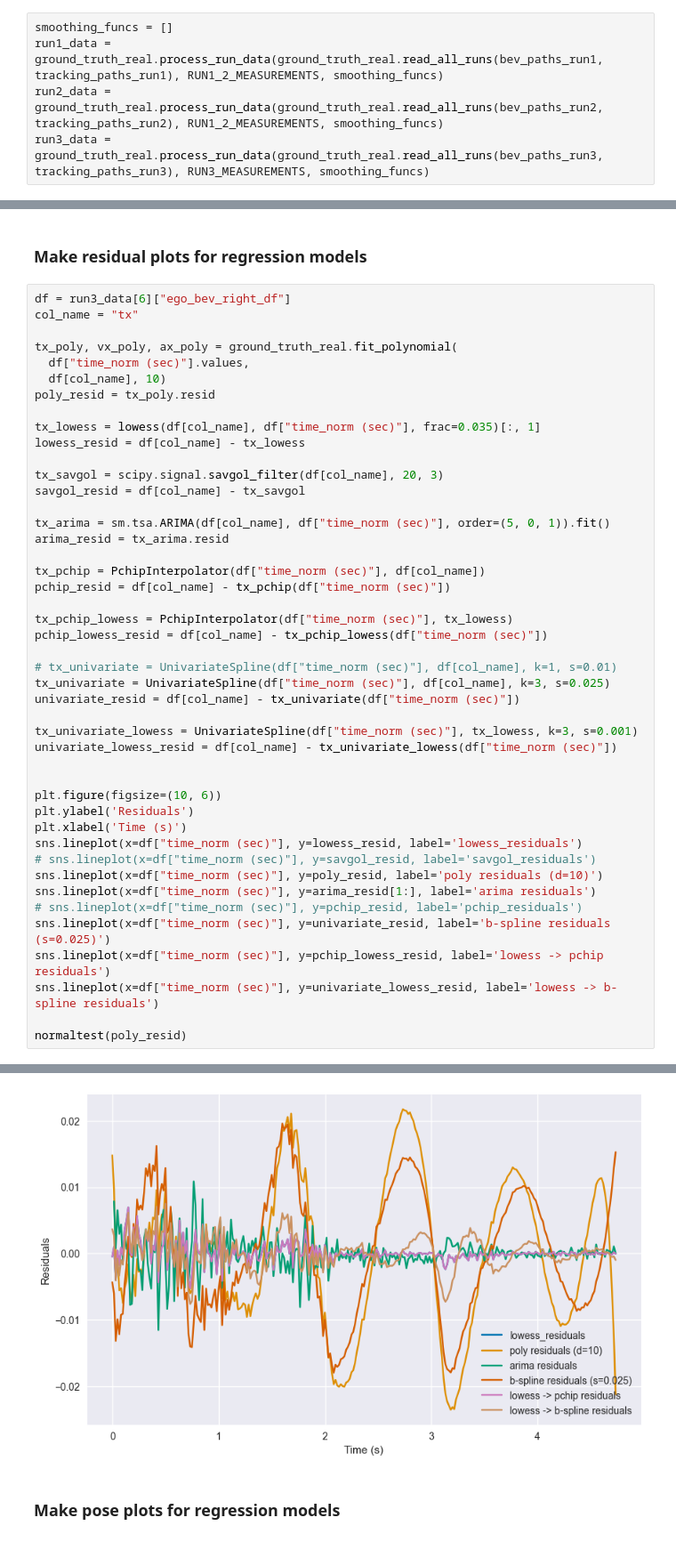
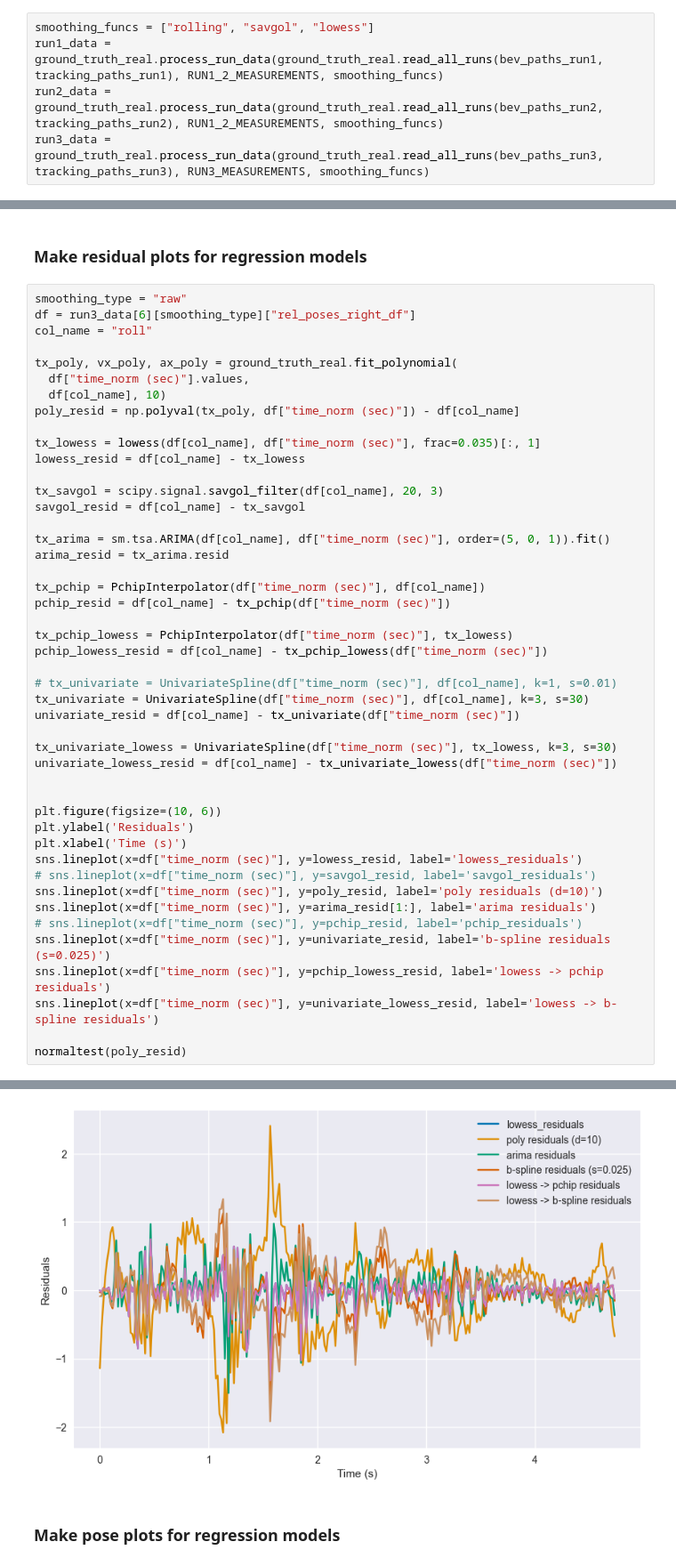
Before and after one commit to ShungFei/autonomous_f1tenth, a Jupyter notebook: src/perception/perception/scripts/useful_figures.ipynb, the cells around one changed output, grey strips where cells are left out. Shown at 89% size. Cells and saved outputs as stored; diff of their text form.

Commit message:
plot state estimation techniques in model fitting

```diff
--- a/src/perception/perception/scripts/useful_figures.ipynb
+++ b/src/perception/perception/scripts/useful_figures.ipynb
@@ -82,7 +82,7 @@ dictionary = cv2.aruco.getPredefinedDictionary(cv2.aruco.DICT_4X4_50)
 detector_params = cv2.aruco.DetectorParameters()
 detector_params.cornerRefinementMethod = cv2.aruco.CORNER_REFINE_APRILTAG
 # %%
-smoothing_funcs = []
+smoothing_funcs = ["rolling", "savgol", "lowess"]
 run1_data = ground_truth_real.process_run_data(ground_truth_real.read_all_runs(bev_paths_run1, tracking_paths_run1), RUN1_2_MEASUREMENTS, smoothing_funcs)
 run2_data = ground_truth_real.process_run_data(ground_truth_real.read_all_runs(bev_paths_run2, tracking_paths_run2), RUN1_2_MEASUREMENTS, smoothing_funcs)
 run3_data = ground_truth_real.process_run_data(ground_truth_real.read_all_runs(bev_paths_run3, tracking_paths_run3), RUN3_MEASUREMENTS, smoothing_funcs)
@@ -288,13 +289,14 @@ sns.lineplot(data=run_data[run_num]["ego_bev_right_df"], x='time_norm (sec)', y=
 # %% [markdown]
 ### Make residual plots for regression models
 # %%
-df = run3_data[6]["ego_bev_right_df"]
-col_name = "tx"
+smoothing_type = "raw"
+df = run3_data[6][smoothing_type]["rel_poses_right_df"]
+col_name = "roll"
 
 tx_poly, vx_poly, ax_poly = ground_truth_real.fit_polynomial(
   df["time_norm (sec)"].values,
   df[col_name], 10)
-poly_resid = tx_poly.resid
+poly_resid = np.polyval(tx_poly, df["time_norm (sec)"]) - df[col_name]
 
 tx_lowess = lowess(df[col_name], df["time_norm (sec)"], frac=0.035)[:, 1]
 lowess_resid = df[col_name] - tx_lowess
@@ -312,10 +314,10 @@ tx_pchip_lowess = PchipInterpolator(df["time_norm (sec)"], tx_lowess)
 pchip_lowess_resid = df[col_name] - tx_pchip_lowess(df["time_norm (sec)"])
 
 # tx_univariate = UnivariateSpline(df["time_norm (sec)"], df[col_name], k=1, s=0.01)
-tx_univariate = UnivariateSpline(df["time_norm (sec)"], df[col_name], k=3, s=0.025)
+tx_univariate = UnivariateSpline(df["time_norm (sec)"], df[col_name], k=3, s=30)
 univariate_resid = df[col_name] - tx_univariate(df["time_norm (sec)"])
 
-tx_univariate_lowess = UnivariateSpline(df["time_norm (sec)"], tx_lowess, k=3, s=0.001)
+tx_univariate_lowess = UnivariateSpline(df["time_norm (sec)"], tx_lowess, k=3, s=30)
 univariate_lowess_resid = df[col_name] - tx_univariate_lowess(df["time_norm (sec)"])
 
 
@@ -337,4 +339,4 @@ NormaltestResult(statistic=9.238816968043485, pvalue=0.00985862587153096)
-[figure, old version]
+[figure, new version]
 # %% [markdown]
 ### Make pose plots for regression models
 # %%
```
Also changed, not shown: parts of 6 cells of this notebook, 2 other files.
